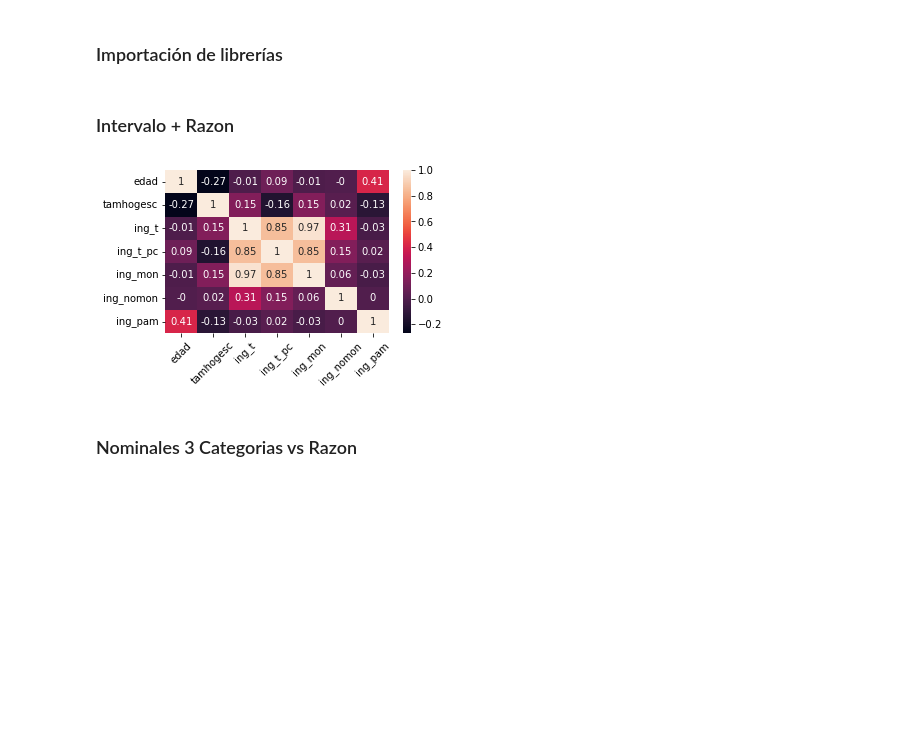
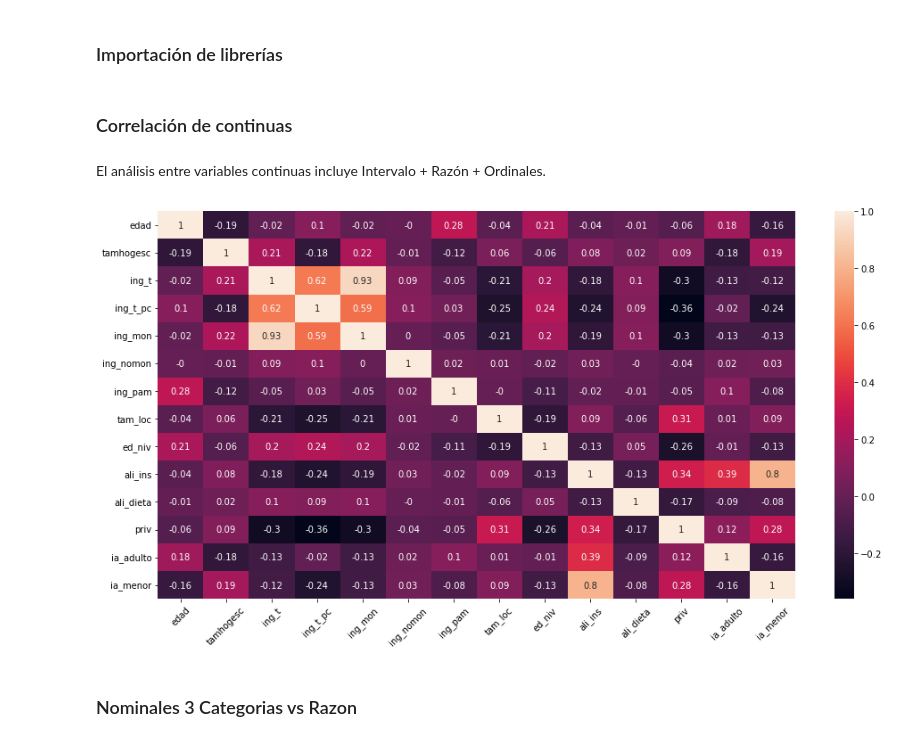
Before and after one commit to Sofia-VA/Proyecto-PAD, a Jupyter notebook: E2/EDA_Multivariado.ipynb, the cells around one changed output. Saved outputs shown, nothing was run; the diff lists cells and outputs as text; code cells hidden in the pictures; blank space fills up the shorter version.

```diff
--- a/E2/EDA_Multivariado.ipynb
+++ b/E2/EDA_Multivariado.ipynb
@@ -184,8 +186,12 @@ import seaborn as sns
 # %%
-# Primero importamos los tipos de columnas de nuestro dataset
+# Dataset categórico
 df_types = pd.read_csv('../tipos_pobreza.csv', encoding='utf-8')
 df_types
 dtypes = dict(zip(list(df_types.columnas),list(df_types.tipos)))
+# Dataset dummies
+df_types_dum = pd.read_csv('../tipos_pobreza_dum.csv', encoding='utf-8')
+df_types_dum
+dtypes_dum = dict(zip(list(df_types_dum.columnas),list(df_types_dum.tipos)))
 # %% [output]
 |  | columnas | tipos |
 | 0 | folioviv | int64 |
@@ -222,3 +243,7 @@ Data columns (total 79 columns):
  78  discap           309120 non-null  category
 dtypes: category(59), float64(15), int64(5)
 memory usage: 66.2 MB
+# %%
+# Dataset dummies
+df_dum = pd.read_csv('../pobreza_2022_dum.csv', dtype = dtypes_dum)
+df_dum.info(verbose=True)
@@ -266,5 +313,7 @@ Entre las descartadas, se encuentran variables que:
 + Son reiterativas de otra variable `('a_nacim', 'parentesco', 'ali_lim', 'ic_1', 'ic_3')`
 + O son intensidades o profundidades `('int_pob','int_pob_e', 'int_vul_ic', 'int_ic', 'pobreza_prof', 'pobreza_e_prof','priv_prof')`
 # %%
-df_r1 = df_clean.drop(['folioviv', 'foliohog', 'numren', 'est_dis', 'factor', 'ubica_geo', 'upm', 'a_nacim', 'parentesco', 'ali_lim', 'ic_1', 'ic_3', 'int_pob', 'int_pob_e', 'int_vul_ic', 'int_ic', 'pobreza_prof', 'pobreza_e_prof','priv_prof'], axis = 1)
+# Creamos dataframes de nivel 1
+df_n1 = df_cat.drop(['folioviv', 'foliohog', 'numren', 'est_dis', 'factor', 'ubica_geo', 'upm', 'a_nacim', 'parentesco', 'ali_lim', 'ic_1', 'ic_3', 'int_pob', 'int_pob_e', 'int_vul_ic', 'int_ic', 'pobreza_prof', 'pobreza_e_prof','priv_prof'], axis = 1)
+df_dum_n1 = df_dum.drop(['folioviv', 'foliohog', 'numren', 'est_dis', 'factor', 'ubica_geo', 'upm', 'a_nacim', 'parentesco', 'ali_lim', 'ic_1', 'ic_3', 'int_pob', 'int_pob_e', 'int_vul_ic', 'int_ic', 'pobreza_prof', 'pobreza_e_prof','priv_prof'], axis = 1)
 # %%
@@ -297,5 +354,6 @@ Ahora, eliminamos las variables que solo se usarian si quisieramos indagar un po
 + `icsb`: Formado por `'icsb_agua', 'icsb_dren', 'icsb_luz', 'icsb_comb'`
 // 'ia_adulto', 'ia_menor'
 # %%
-df_r2 = df_r1.drop(['salud_s_dir', 'ss_dir', 'ss_jef', 'ss_cony', 'ss_hijo', 'ing_lab', 'ing_ren', 'ing_tra', 'ing_pago_esp', 'ing_reg_esp', 'icv_pisos', 'icv_muros', 'icv_techos', 'icv_hac', 'icsb_agua', 'icsb_dren', 'icsb_luz', 'icsb_comb'], axis = 1)
+df_n2 = df_n1.drop(['salud_s_dir', 'ss_dir', 'ss_jef', 'ss_cony', 'ss_hijo', 'ing_lab', 'ing_ren', 'ing_tra', 'ing_pago_esp', 'ing_reg_esp', 'icv_pisos', 'icv_muros', 'icv_techos', 'icv_hac', 'icsb_agua', 'icsb_dren', 'icsb_luz', 'icsb_comb'], axis = 1)
+df_dum_n2 = df_dum_n1.drop(['salud_s_dir', 'ss_dir', 'ss_jef', 'ss_cony', 'ss_hijo', 'ing_lab', 'ing_ren', 'ing_tra', 'ing_pago_esp', 'ing_reg_esp', 'icv_pisos', 'icv_muros', 'icv_techos', 'icv_hac', 'icsb_agua', 'icsb_dren', 'icsb_luz', 'icsb_comb'], axis = 1)
 # %%
@@ -347,16 +425,18 @@ razon = ['edad', 'tamhogesc', 'ing_t', 'ing_t_pc', 'ing_mon', 'ing_nomon', 'ing_
 # Coeficientes de correlación
 import phik
 from phik import resources, report
-# %% [markdown]
-### Intervalo + Razon
+# %% [markdown]
+### Correlación de continuas
+# %% [markdown]
+El análisis entre variables continuas incluye Intervalo + Razón + Ordinales.
 # %%
-corrPearson = df_r2[intervalo + razon].corr()
-fig,ax = plt.subplots(figsize=(5,3))
+corrPearson = df_dum_n2[intervalo + razon + ordinales].corr(method = 'kendall')
+fig,ax = plt.subplots(figsize=(16,8))
 sns.heatmap(corrPearson.round(2),annot=True)
 plt.tick_params(axis='x', rotation=45)
 plt.show();
 # %% [output]
-[figure, old version]
+[figure, new version]
 # %% [markdown]
 ### Nominales 3 Categorias vs Razon
 # %%
```
Also changed, not shown: parts of 16 cells of this notebook.
